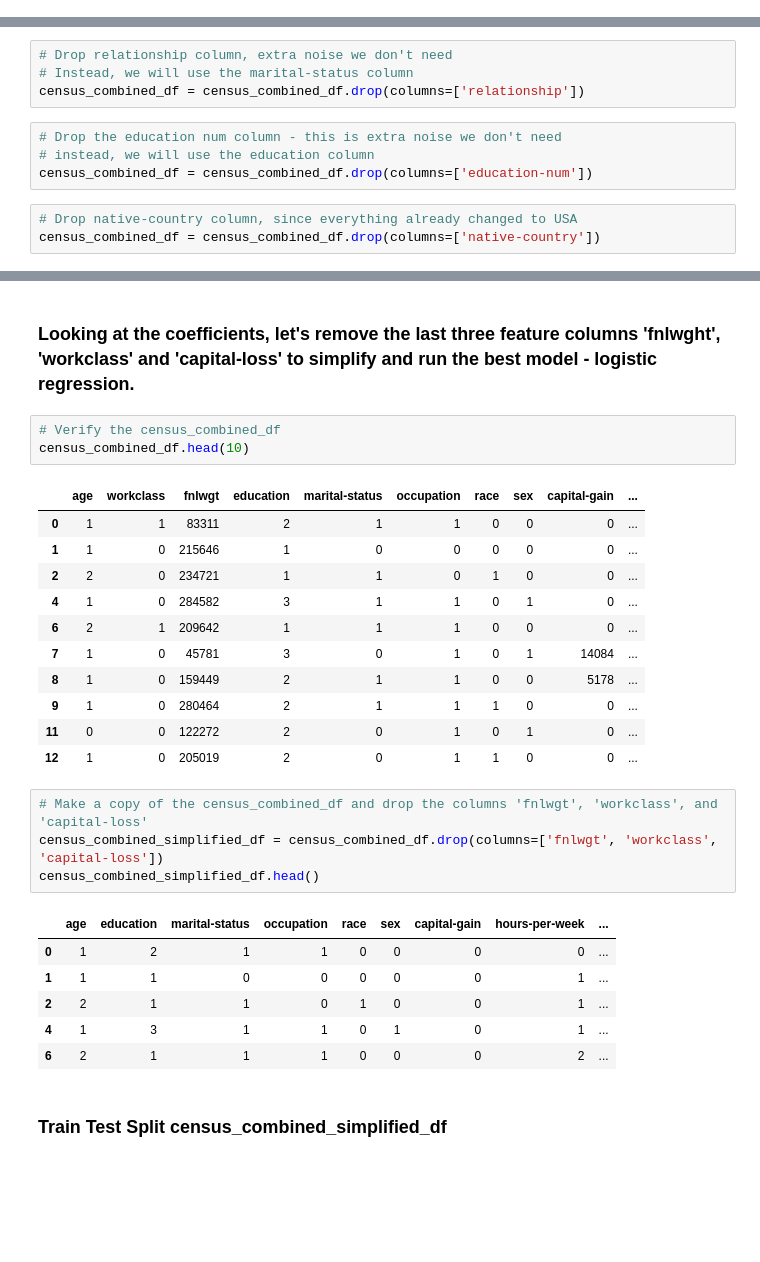
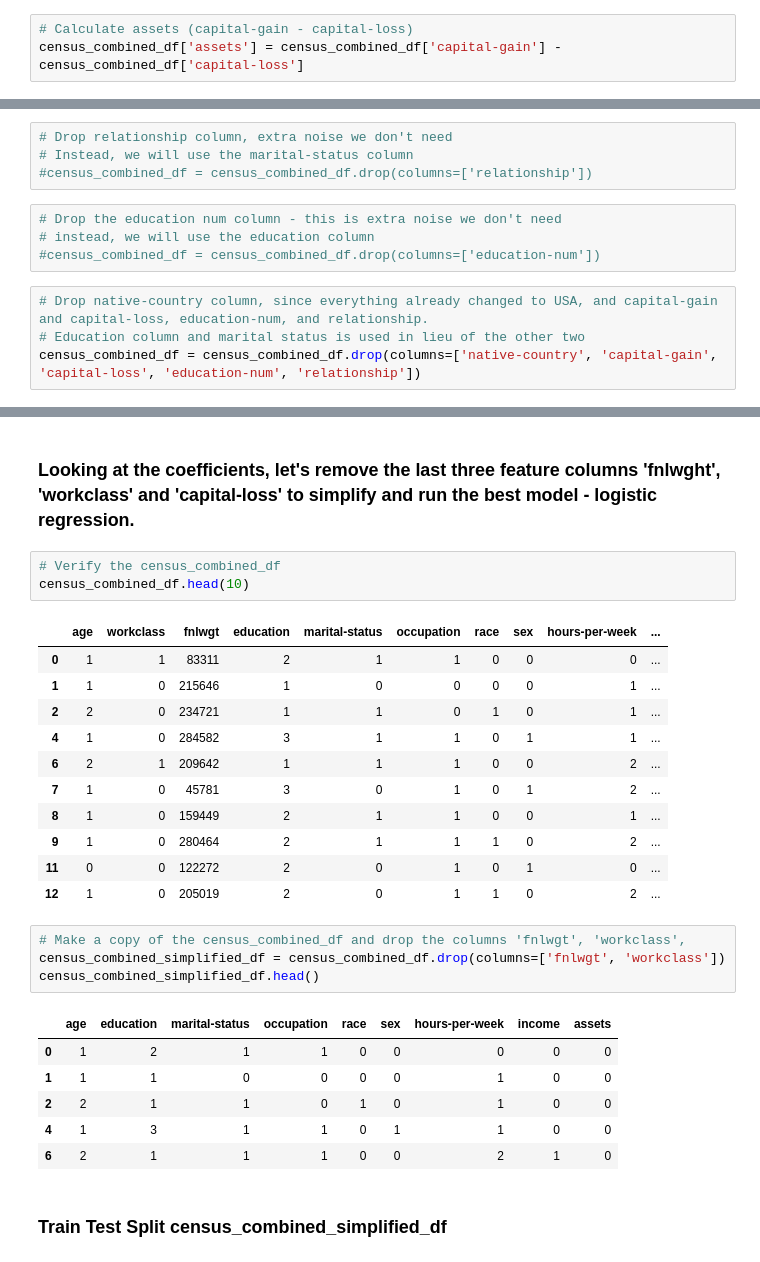
Before and after one commit to AIBC2024/Group-2-Census-Income, a Jupyter notebook: Group_2_Census_Income_ML_Model.ipynb, the cells around one changed output, grey strips where cells are left out. Cells and saved outputs as stored; diff of their text form; blank space fills up the shorter version.

```diff
--- a/Group_2_Census_Income_ML_Model.ipynb
+++ b/Group_2_Census_Income_ML_Model.ipynb
@@ -206,6 +207,9 @@ census_combined_df = census_combined_df.drop_duplicates()
 census_combined_df.shape
 # %% [output]
 (45173, 15)
+# %%
+# Calculate assets (capital-gain - capital-loss)
+census_combined_df['assets'] = census_combined_df['capital-gain'] - census_combined_df['capital-loss']
 # %%
 # Check unique values in the each column
 # Make sure there are no "?", ".", or extra spaces in the values
@@ -645,14 +650,15 @@ Name: count, dtype: int64
 # %%
 # Drop relationship column, extra noise we don't need
 # Instead, we will use the marital-status column
-census_combined_df = census_combined_df.drop(columns=['relationship'])
+#census_combined_df = census_combined_df.drop(columns=['relationship'])
 # %%
 # Drop the education num column - this is extra noise we don't need
 # instead, we will use the education column
-census_combined_df = census_combined_df.drop(columns=['education-num'])
+#census_combined_df = census_combined_df.drop(columns=['education-num'])
 # %%
-# Drop native-country column, since everything already changed to USA
-census_combined_df = census_combined_df.drop(columns=['native-country'])
+# Drop native-country column, since everything already changed to USA, and capital-gain and capital-loss, education-num, and relationship.
+# Education column and marital status is used in lieu of the other two
+census_combined_df = census_combined_df.drop(columns=['native-country', 'capital-gain', 'capital-loss', 'education-num', 'relationship'])
 # %%
 census_combined_df.sample(20)
 # %% [output]
@@ -948,28 +992,28 @@ We're getting a lower F1 score so this more hyper parameter tuning is needed.
 # Verify the census_combined_df
 census_combined_df.head(10)
 # %% [output]
-|  | age | workclass | fnlwgt | education | marital-status | occupation | race | sex | capital-gain | ... |
+|  | age | workclass | fnlwgt | education | marital-status | occupation | race | sex | hours-per-week | ... |
 | 0 | 1 | 1 | 83311 | 2 | 1 | 1 | 0 | 0 | 0 | ... |
-| 1 | 1 | 0 | 215646 | 1 | 0 | 0 | 0 | 0 | 0 | ... |
-| 2 | 2 | 0 | 234721 | 1 | 1 | 0 | 1 | 0 | 0 | ... |
-| 4 | 1 | 0 | 284582 | 3 | 1 | 1 | 0 | 1 | 0 | ... |
-| 6 | 2 | 1 | 209642 | 1 | 1 | 1 | 0 | 0 | 0 | ... |
-| 7 | 1 | 0 | 45781 | 3 | 0 | 1 | 0 | 1 | 14084 | ... |
-| 8 | 1 | 0 | 159449 | 2 | 1 | 1 | 0 | 0 | 5178 | ... |
-| 9 | 1 | 0 | 280464 | 2 | 1 | 1 | 1 | 0 | 0 | ... |
+| 1 | 1 | 0 | 215646 | 1 | 0 | 0 | 0 | 0 | 1 | ... |
+| 2 | 2 | 0 | 234721 | 1 | 1 | 0 | 1 | 0 | 1 | ... |
+| 4 | 1 | 0 | 284582 | 3 | 1 | 1 | 0 | 1 | 1 | ... |
+| 6 | 2 | 1 | 209642 | 1 | 1 | 1 | 0 | 0 | 2 | ... |
+| 7 | 1 | 0 | 45781 | 3 | 0 | 1 | 0 | 1 | 2 | ... |
+| 8 | 1 | 0 | 159449 | 2 | 1 | 1 | 0 | 0 | 1 | ... |
+| 9 | 1 | 0 | 280464 | 2 | 1 | 1 | 1 | 0 | 2 | ... |
 | 11 | 0 | 0 | 122272 | 2 | 0 | 1 | 0 | 1 | 0 | ... |
-| 12 | 1 | 0 | 205019 | 2 | 0 | 1 | 1 | 0 | 0 | ... |
+| 12 | 1 | 0 | 205019 | 2 | 0 | 1 | 1 | 0 | 2 | ... |
 # %%
-# Make a copy of the census_combined_df and drop the columns 'fnlwgt', 'workclass', and 'capital-loss'
-census_combined_simplified_df = census_combined_df.drop(columns=['fnlwgt', 'workclass', 'capital-loss'])
+# Make a copy of the census_combined_df and drop the columns 'fnlwgt', 'workclass',
+census_combined_simplified_df = census_combined_df.drop(columns=['fnlwgt', 'workclass'])
 census_combined_simplified_df.head()
 # %% [output]
-|  | age | education | marital-status | occupation | race | sex | capital-gain | hours-per-week | ... |
-| 0 | 1 | 2 | 1 | 1 | 0 | 0 | 0 | 0 | ... |
-| 1 | 1 | 1 | 0 | 0 | 0 | 0 | 0 | 1 | ... |
-| 2 | 2 | 1 | 1 | 0 | 1 | 0 | 0 | 1 | ... |
-| 4 | 1 | 3 | 1 | 1 | 0 | 1 | 0 | 1 | ... |
-| 6 | 2 | 1 | 1 | 1 | 0 | 0 | 0 | 2 | ... |
+|  | age | education | marital-status | occupation | race | sex | hours-per-week | income | assets |
+| 0 | 1 | 2 | 1 | 1 | 0 | 0 | 0 | 0 | 0 |
+| 1 | 1 | 1 | 0 | 0 | 0 | 0 | 1 | 0 | 0 |
+| 2 | 2 | 1 | 1 | 0 | 1 | 0 | 1 | 0 | 0 |
+| 4 | 1 | 3 | 1 | 1 | 0 | 1 | 1 | 0 | 0 |
+| 6 | 2 | 1 | 1 | 1 | 0 | 0 | 2 | 1 | 0 |
 # %% [markdown]
 ### Train Test Split census_combined_simplified_df
 # %%
```
Also changed, not shown: parts of 32 cells of this notebook.
